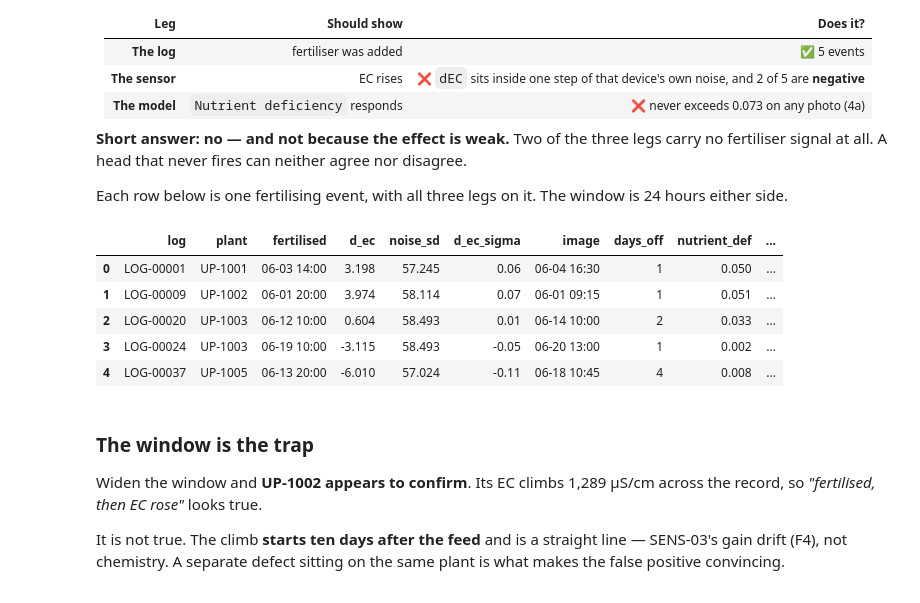
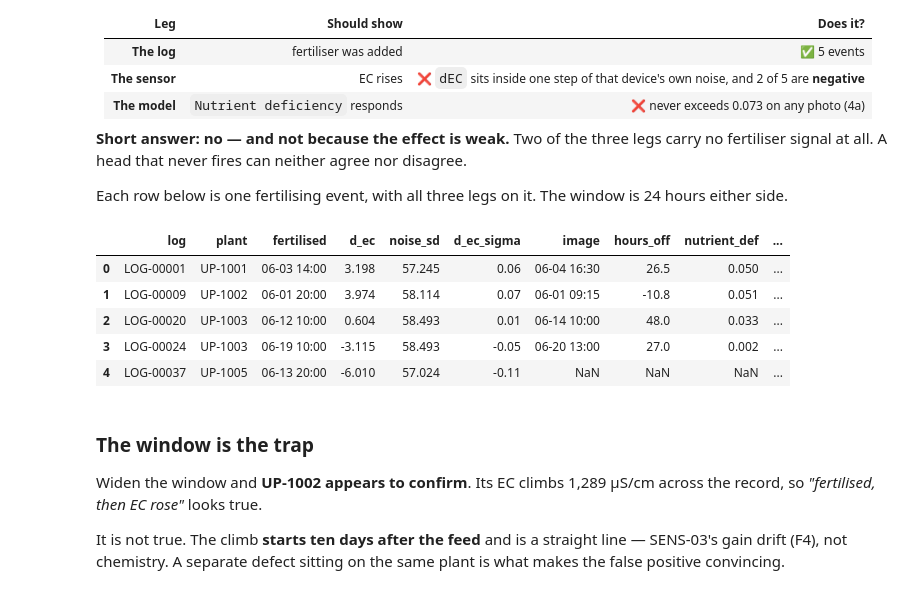
Before and after one commit to SagarMarthandan/IOT_sample_data_analysis, a Jupyter notebook: submission/fyta_analysis.ipynb, the cells around one changed output. Saved outputs shown, nothing was run; the diff lists cells and outputs as text; code cells hidden in the pictures.

```diff
--- a/submission/fyta_analysis.ipynb
+++ b/submission/fyta_analysis.ipynb
@@ -662,17 +685,17 @@ is 24 hours either side.
 # %%
 tri = triangulate(cleaned, features, contextual, heads)
 shown = tri.assign(fertilised=tri["fertilised"].dt.strftime("%m-%d %H:%M"),
                    image=tri["image"].dt.strftime("%m-%d %H:%M"))
 (shown[["log", "plant", "fertilised", "d_ec", "noise_sd", "d_ec_sigma",
-        "image", "days_off", "nutrient_def", "sensor_leg", "model_leg"]]
+        "image", "hours_off", "nutrient_def", "sensor_leg", "model_leg"]]
  .round(3))
 # %% [output]
-|  | log | plant | fertilised | d_ec | noise_sd | d_ec_sigma | image | days_off | nutrient_def | ... |
-| 0 | LOG-00001 | UP-1001 | 06-03 14:00 | 3.198 | 57.245 | 0.06 | 06-04 16:30 | 1 | 0.050 | ... |
-| 1 | LOG-00009 | UP-1002 | 06-01 20:00 | 3.974 | 58.114 | 0.07 | 06-01 09:15 | 1 | 0.051 | ... |
-| 2 | LOG-00020 | UP-1003 | 06-12 10:00 | 0.604 | 58.493 | 0.01 | 06-14 10:00 | 2 | 0.033 | ... |
-| 3 | LOG-00024 | UP-1003 | 06-19 10:00 | -3.115 | 58.493 | -0.05 | 06-20 13:00 | 1 | 0.002 | ... |
-| 4 | LOG-00037 | UP-1005 | 06-13 20:00 | -6.010 | 57.024 | -0.11 | 06-18 10:45 | 4 | 0.008 | ... |
+|  | log | plant | fertilised | d_ec | noise_sd | d_ec_sigma | image | hours_off | nutrient_def | ... |
+| 0 | LOG-00001 | UP-1001 | 06-03 14:00 | 3.198 | 57.245 | 0.06 | 06-04 16:30 | 26.5 | 0.050 | ... |
+| 1 | LOG-00009 | UP-1002 | 06-01 20:00 | 3.974 | 58.114 | 0.07 | 06-01 09:15 | -10.8 | 0.051 | ... |
+| 2 | LOG-00020 | UP-1003 | 06-12 10:00 | 0.604 | 58.493 | 0.01 | 06-14 10:00 | 48.0 | 0.033 | ... |
+| 3 | LOG-00024 | UP-1003 | 06-19 10:00 | -3.115 | 58.493 | -0.05 | 06-20 13:00 | 27.0 | 0.002 | ... |
+| 4 | LOG-00037 | UP-1005 | 06-13 20:00 | -6.010 | 57.024 | -0.11 | NaN | NaN | NaN | ... |
 # %% [markdown]
 ### The window is the trap
 
```
Also changed, not shown: parts of 8 cells of this notebook, 17 other files.
